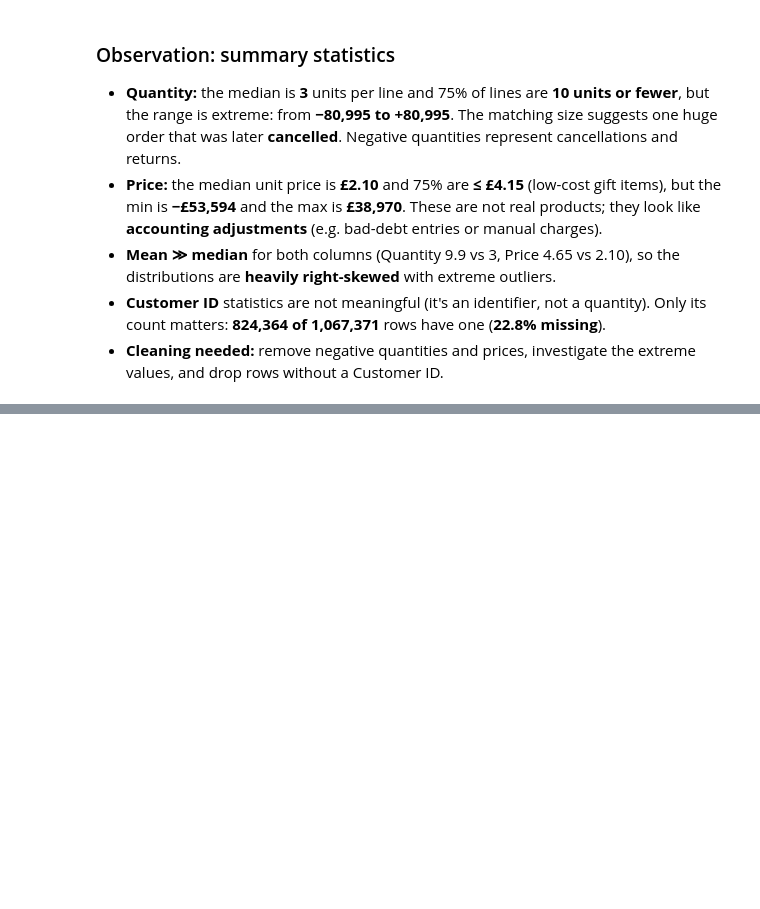
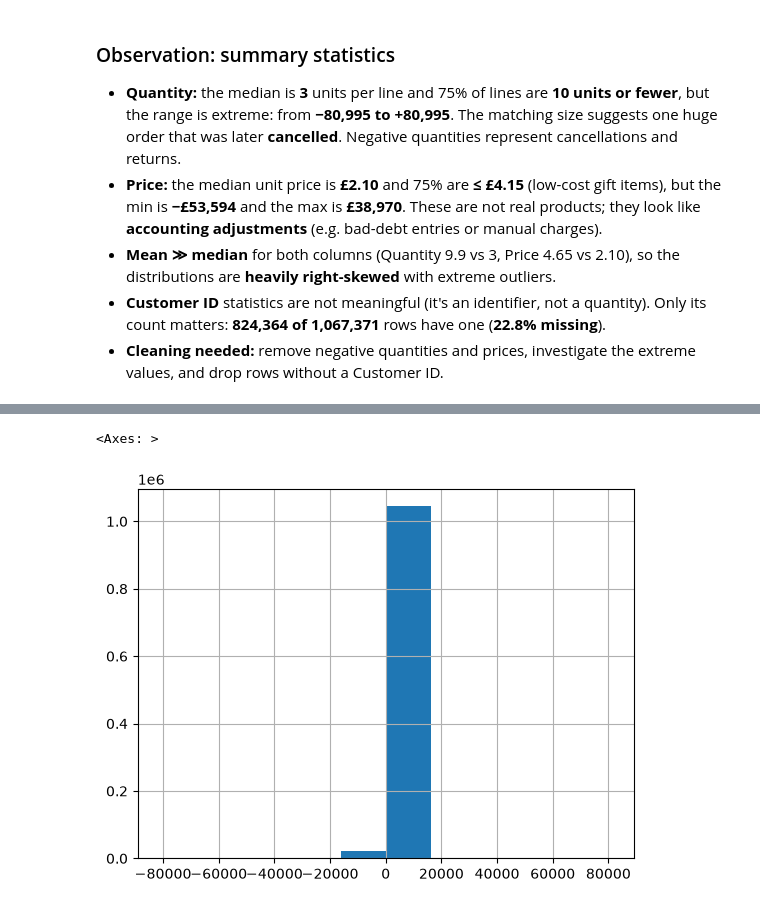
Before and after one commit to abdallahh07/Customer-Churn, a Jupyter notebook: notebooks/1. Explanatory Data Analysis.ipynb, the cells around one changed output, grey strips where cells are left out. Cells and saved outputs as stored; diff of their text form; code cells hidden in the pictures; blank space fills up the shorter version.

```diff
--- a/notebooks/1. Explanatory Data Analysis.ipynb
+++ b/notebooks/1. Explanatory Data Analysis.ipynb
@@ -78,0 +152,5 @@ data[data["Price"] < 0]
+# %%
+data["Quantity"].hist()
+# %% [output]
+<Axes: >
+[figure, added]
```
Also changed, not shown: parts of 17 cells of this notebook.
